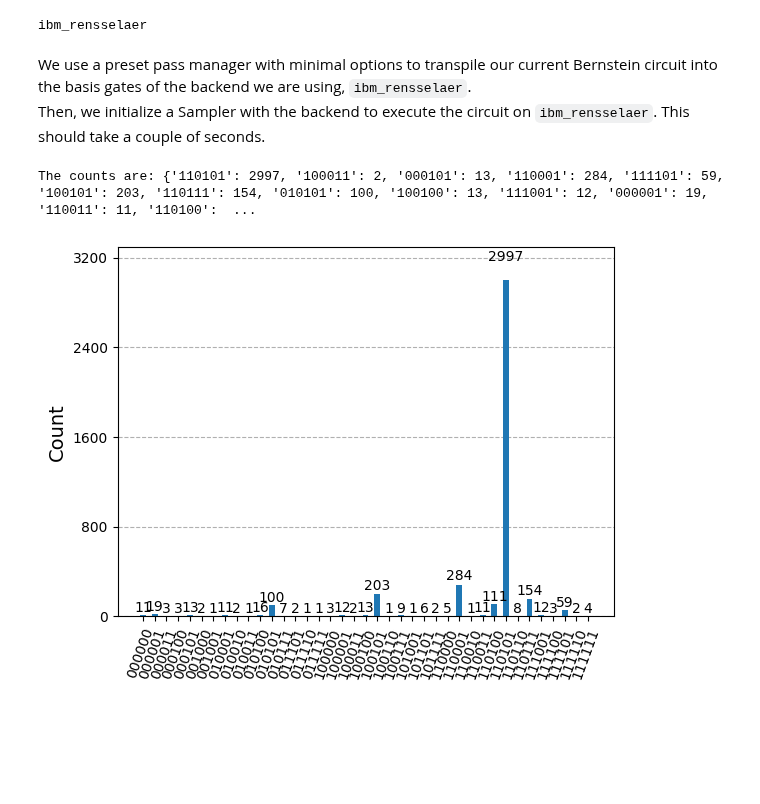
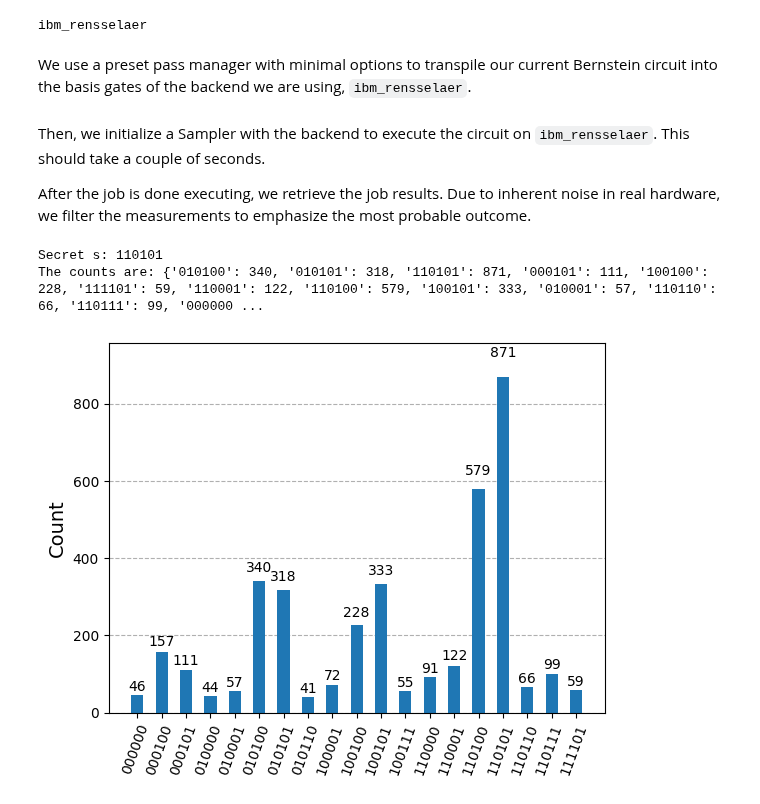
Before and after one commit to YangletLiu/quantum-education-modules, a Jupyter notebook: Modules/Algorithms/Bernstein/bernsteins.ipynb, the cells around one changed output. Saved outputs shown, nothing was run; the diff lists cells and outputs as text; code cells hidden in the pictures; blank space fills up the shorter version.

Commit message:
brief description to composer, fixes to typos and graph
Signed-off-by: Christopher Poon <christopherpoonc@gmail.com>

```diff
--- a/Modules/Algorithms/Bernstein/bernsteins.ipynb
+++ b/Modules/Algorithms/Bernstein/bernsteins.ipynb
@@ -199,8 +203,7 @@ print(backend.name)
 # %% [output]
 ibm_rensselaer
 # %% [markdown]
-We use a preset pass manager with minimal options to transpile our current Bernstein circuit into the basis gates of the backend we are using, ``ibm_rensselaer``. \
-Then, we initialize a Sampler with the backend to execute the circuit on ``ibm_rensselaer``. This should take a couple of seconds.
+We use a preset pass manager with minimal options to transpile our current Bernstein circuit into the basis gates of the backend we are using, ``ibm_rensselaer``.
 # %%
 from qiskit.transpiler.preset_passmanagers import generate_preset_pass_manager
 
@@ -208,16 +211,29 @@ pm = generate_preset_pass_manager(target=backend.target, optimization_level=1)
 
 isa_circuit = pm.run(qc)
 # isa_circuit.draw(output='mpl',scale=0.5)
+# %% [markdown]
+Then, we initialize a Sampler with the backend to execute the circuit on ``ibm_rensselaer``. This should take a couple of seconds.
+
+After the job is done executing, we retrieve the job results. Due to inherent noise in real hardware, we filter the measurements to emphasize the most probable outcome.
 # %%
 from qiskit_ibm_runtime import SamplerV2 as Sampler
+import numpy
 
 sampler = Sampler(mode=backend)
 job = sampler.run([isa_circuit], shots=4096)
 job_result = job.result()
 counts = job_result[0].data.c.get_counts()
 
-print(f"The counts are: {counts}")
-plot_histogram(counts)
+# Set filtering threshold to be 1% of the default number of shots (4096)
+threshold = int(0.01 * 4096)
+filteredCounts = {k: v for k,v in counts.items() if v >= threshold}
+
+print("Secret s:", s)
+
+print(f"The counts are: {filteredCounts}")
+
+plot_histogram(filteredCounts)
 # %% [output]
-The counts are: {'110101': 2997, '100011': 2, '000101': 13, '110001': 284, '111101': 59, '100101': 203, '110111': 154, '010101': 100, '100100': 13, '111001': 12, '000001': 19, '110011': 11, '110100':  ...
+Secret s: 110101
+The counts are: {'010100': 340, '010101': 318, '110101': 871, '000101': 111, '100100': 228, '111101': 59, '110001': 122, '110100': 579, '100101': 333, '010001': 57, '110110': 66, '110111': 99, '000000 ...
-[figure, old version]
+[figure, new version]
```
Also changed, not shown: parts of 3 cells of this notebook.
